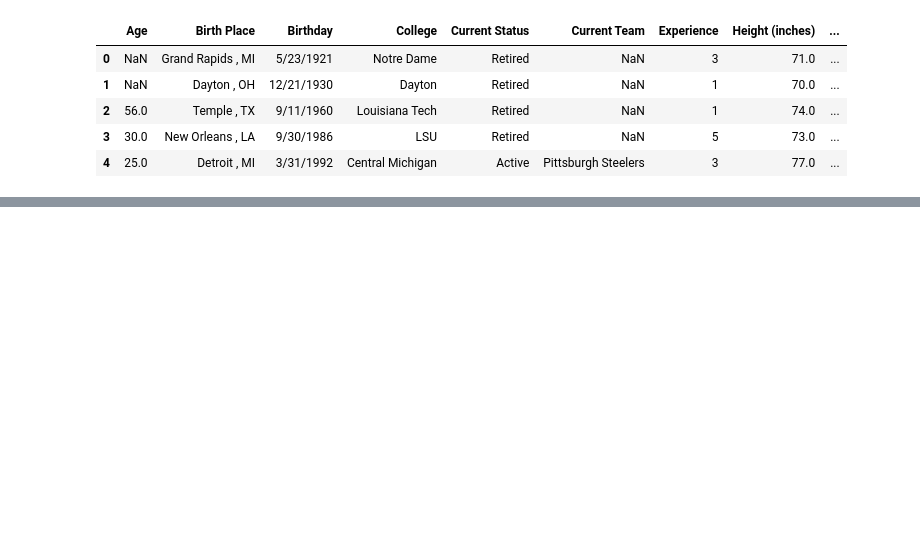
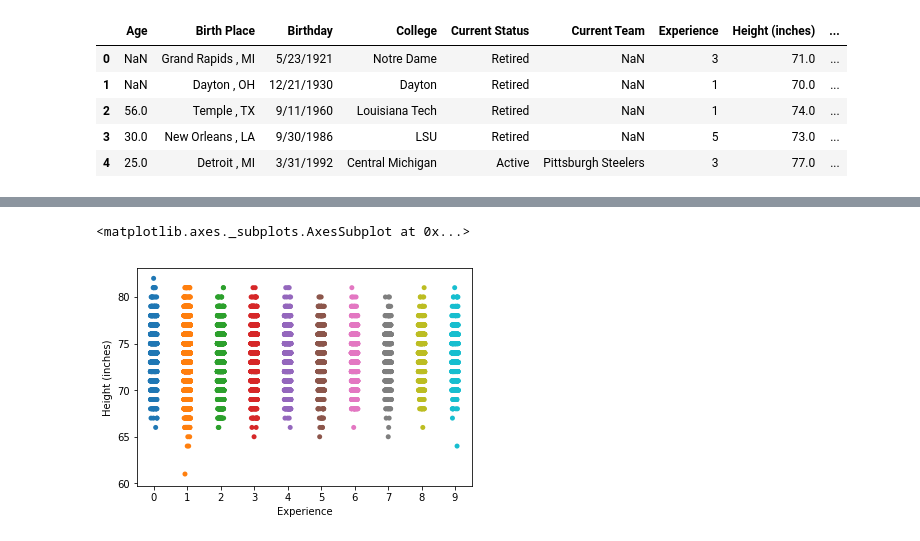
Before and after one commit to murchcollin/Midterm, a Jupyter notebook: Lab 6 -- Midterm Lab.ipynb, the cells around one changed output, grey strips where cells are left out. Cells and saved outputs as stored; diff of their text form; code cells hidden in the pictures; blank space fills up the shorter version.

```diff
--- a/Lab 6 -- Midterm Lab.ipynb
+++ b/Lab 6 -- Midterm Lab.ipynb
@@ -133,0 +156,6 @@ memory usage: 1.7+ MB
+# %%
+# Strip doesn't make sense -- too many datapoints to be useful
+sns.stripplot(x='Experience', y="Height (inches)", jitter=1, data=df)
+# %% [output]
+<matplotlib.axes._subplots.AxesSubplot at 0x...>
+[figure, added]
```
Also changed, not shown: parts of 35 cells of this notebook.
